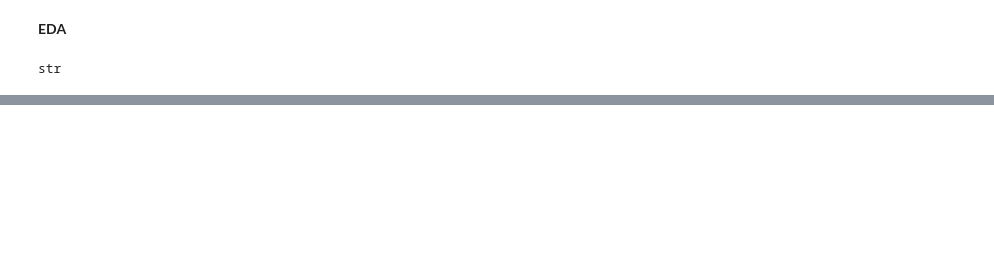
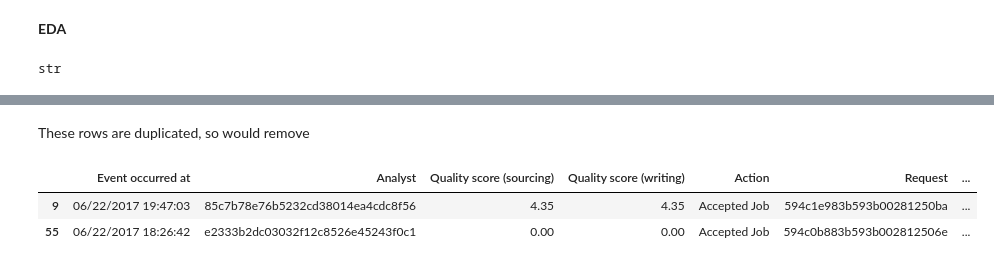
Before and after one commit to minnaf/Wonder, a Jupyter notebook: Technical.ipynb, the cells around one changed output, grey strips where cells are left out. Saved outputs shown, nothing was run; the diff lists cells and outputs as text; code cells hidden in the pictures; blank space fills up the shorter version.

```diff
--- a/Technical.ipynb
+++ b/Technical.ipynb
@@ -54,0 +78,9 @@ str
+# %% [markdown]
+These rows are duplicated, so would remove
+# %%
+duplicateRows = df[df.duplicated()]
+duplicateRows
+# %% [output]
+|  | Event occurred at | Analyst | Quality score (sourcing) | Quality score (writing) | Action | Request | ... |
+| 9 | 06/22/2017 19:47:03 | 85c7b78e76b5232cd38014ea4cdc8f56 | 4.35 | 4.35 | Accepted Job | 594c1e983b593b00281250ba | ... |
+| 55 | 06/22/2017 18:26:42 | e2333b2dc03032f12c8526e45243f0c1 | 0.00 | 0.00 | Accepted Job | 594c0b883b593b002812506e | ... |
```
Also changed, not shown: parts of 8 cells of this notebook.
